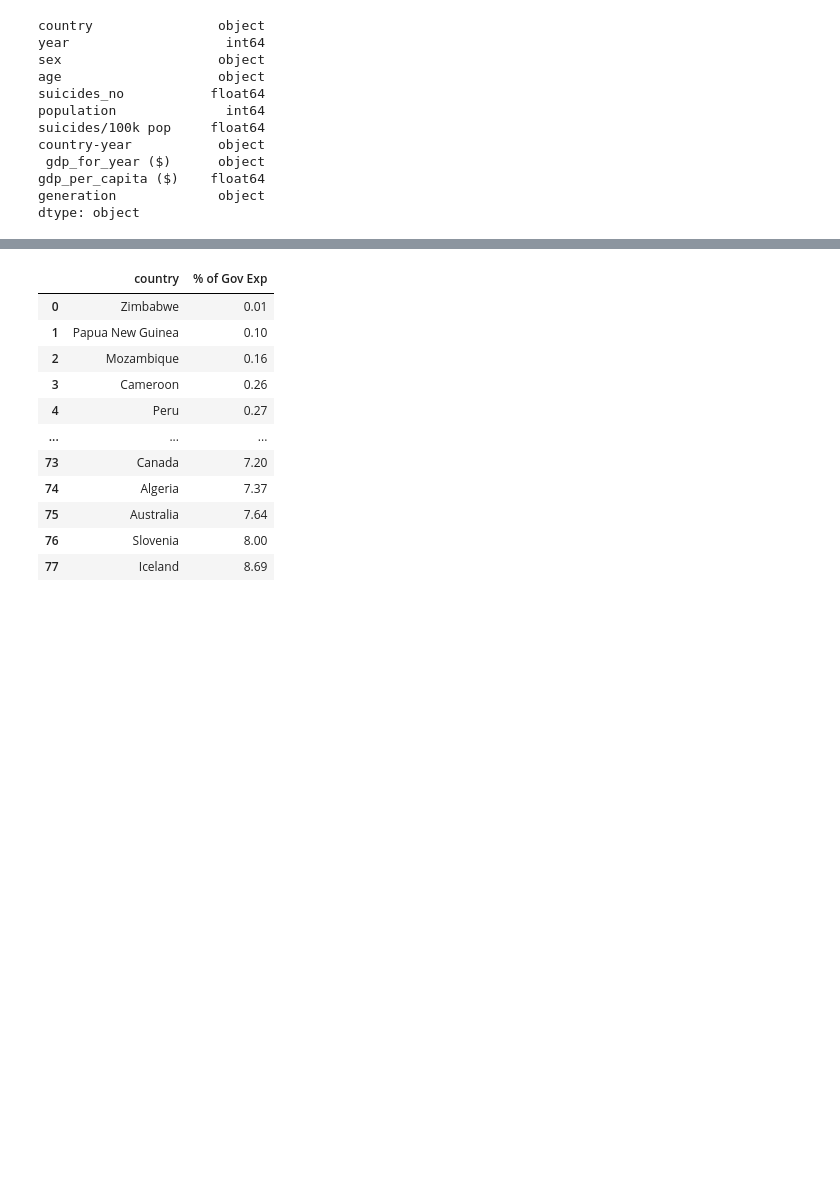
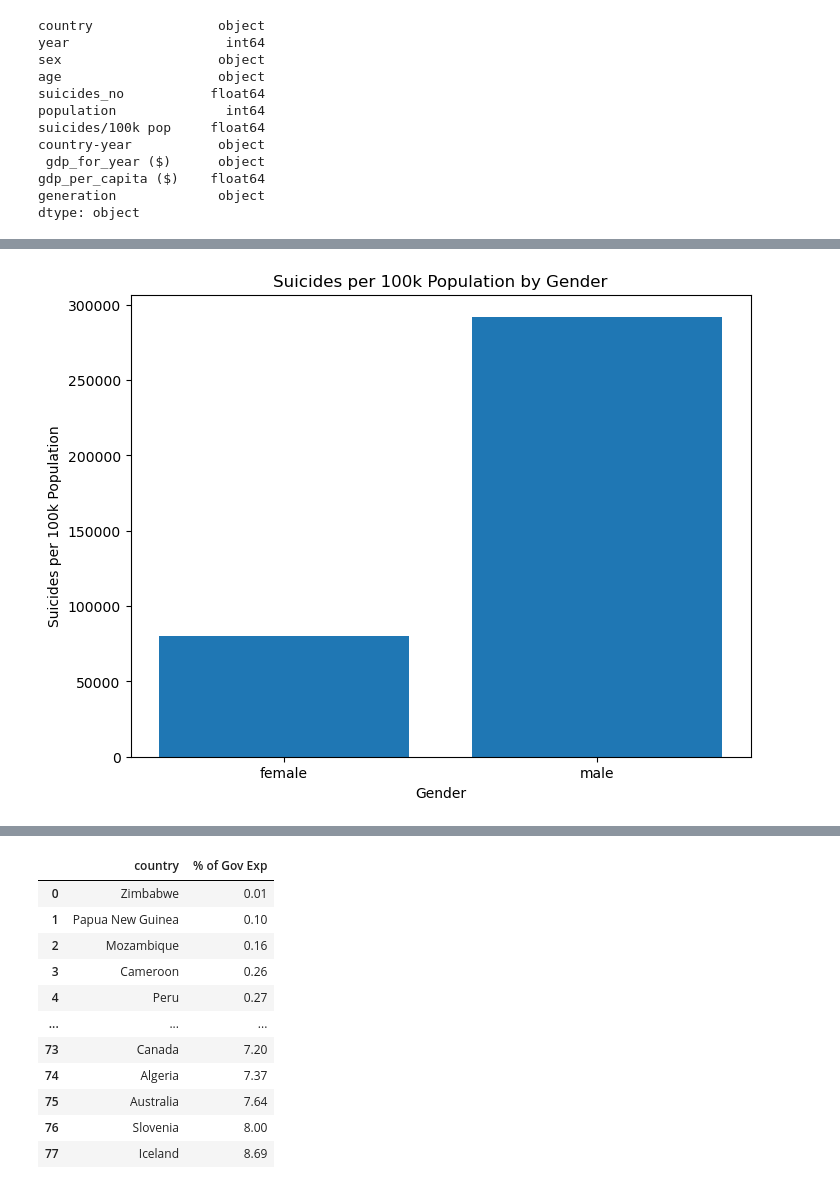
Before and after one commit to DayanaIm/Project-1-bootcamp, a Jupyter notebook: main_file by Jahn.ipynb, the cells around one changed output, grey strips where cells are left out. Saved outputs shown, nothing was run; the diff lists cells and outputs as text; code cells hidden in the pictures; blank space fills up the shorter version.

```diff
--- a/main_file by Jahn.ipynb
+++ b/main_file by Jahn.ipynb
@@ -298,0 +279,13 @@ plt.show()
+# %%
+# Group and sum the suicide rates per 100k population by gender
+gender_suicide_rates = suicide_rates_df.groupby('sex')['suicides/100k pop'].sum().reset_index()
+
+# Bar plot to compare male and female suicide rates per 100k population
+plt.figure(figsize=(8, 6))
+plt.bar(gender_suicide_rates['sex'], gender_suicide_rates['suicides/100k pop'])
+plt.xlabel('Gender')
+plt.ylabel('Suicides per 100k Population')
+plt.title('Suicides per 100k Population by Gender')
+plt.show()
+# %% [output]
+[figure, added]
```
Also changed, not shown: parts of 20 cells of this notebook, 1 other file.
